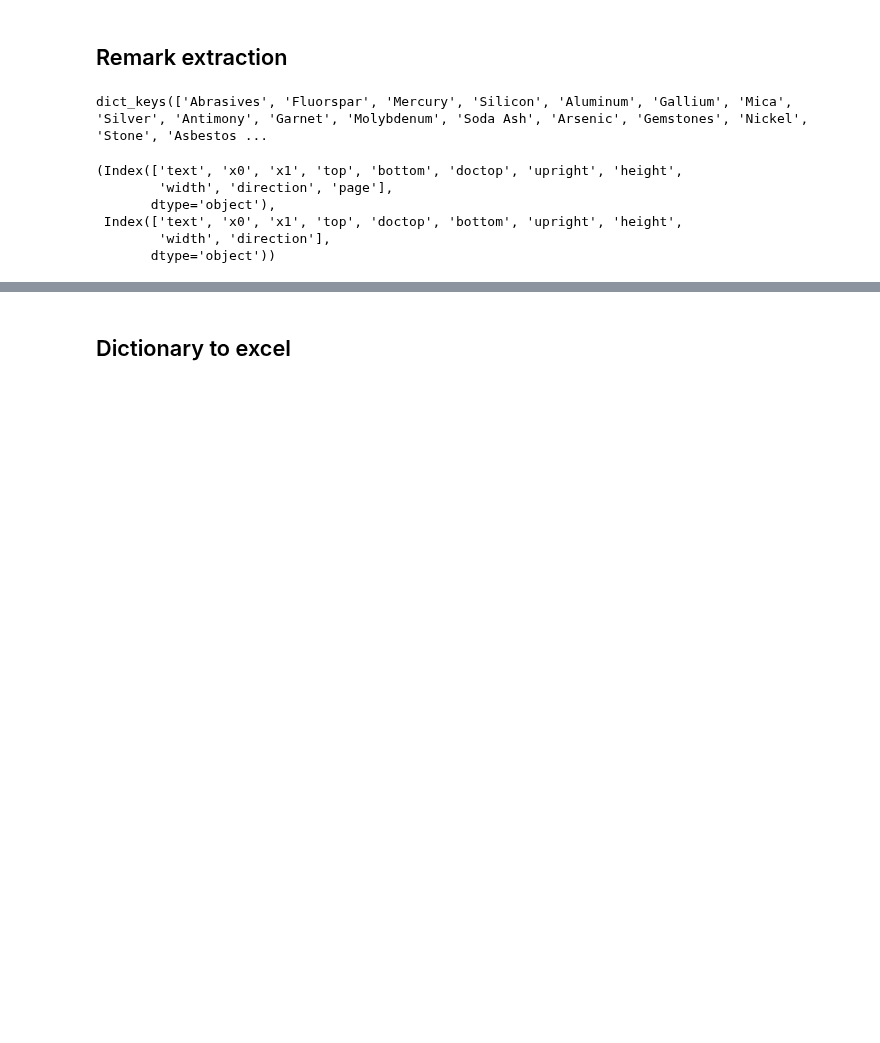
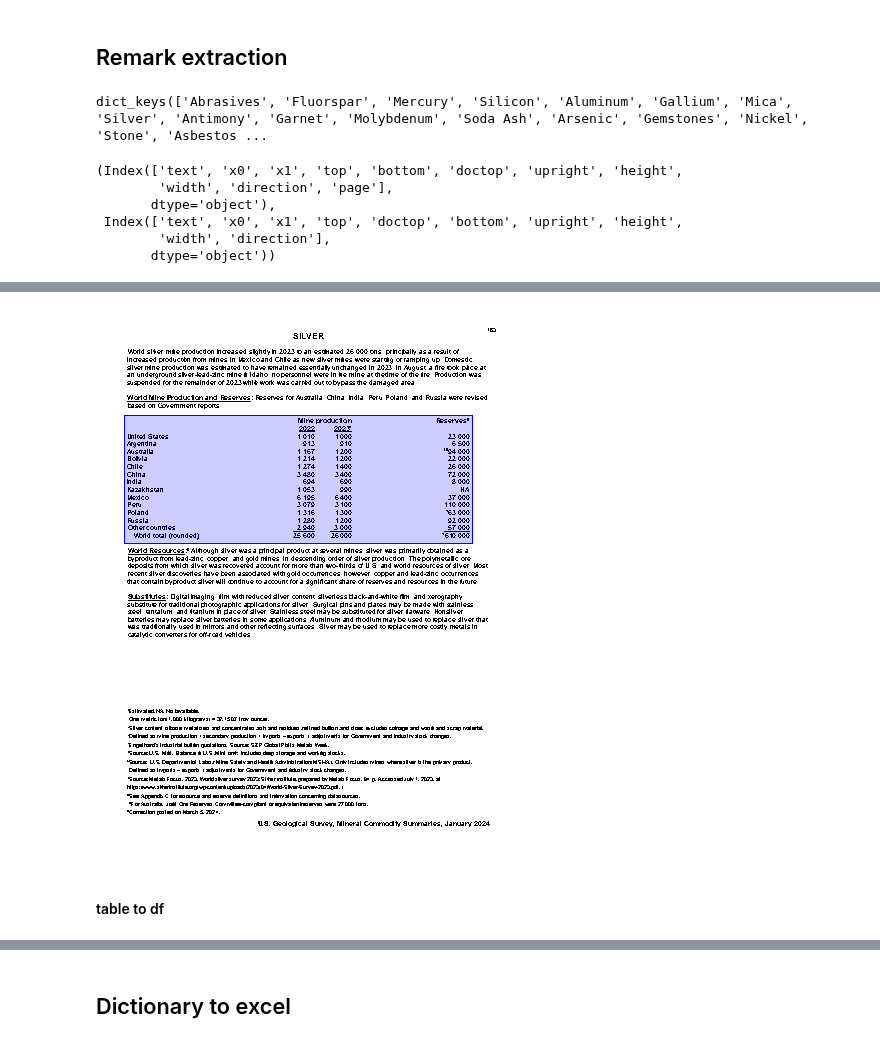
Before and after one commit to Yassmine2020/MaterialRisksSimulation, a Jupyter notebook: test_usgs/main_test_utils.ipynb, the cells around one changed output, grey strips where cells are left out. Saved outputs shown, nothing was run; the diff lists cells and outputs as text; code cells hidden in the pictures; blank space fills up the shorter version.

Commit message:
table_extraction ✅

```diff
--- a/test_usgs/main_test_utils.ipynb
+++ b/test_usgs/main_test_utils.ipynb
@@ -398,0 +566,14 @@ df[(df['top'] > 320) & (df['bottom'] < 500)].to_csv('table_datawith_coords.csv',
+# %%
+# Compute margin_top
+# refering to previous word (in reading order)
+df['margin_top'] = df['bottom'] - df['top'].shift(1)
+
+# Fill the last value of margin_top with 0 or NaN as it has no preceding word
+df['margin_top'] = df['margin_top'].fillna(0)
+
+# set margin_top to 0 words in same line
+df['margin_top'] = df.apply(lambda row: 0 if row['top'] == df['top'].shift(
+    1).loc[row.name] else row['margin_top'], axis=1)
+
+gap_y_df = df[df['margin_top'] > 27]
+# Perspective : change threshold using statistic (example : quantile 75 of margin_top)
@@ -398,0 +615,14 @@ df[(df['top'] > 320) & (df['bottom'] < 500)].to_csv('table_datawith_coords.csv',
+# %%
+# Group by 'min_bottom_normalized' and 'max_top_normalized'
+grouped = bounding_box.groupby(['min_bottom_normalized'])
+
+# Convert each group into a separate dataframe and store them in a list
+list_of_dfs = [group.reset_index(drop=True) for _, group in grouped]
+
+list_of_top_bottom_bbox = []
+for _, group in grouped:
+    if len(group) > 1:
+        list_of_top_bottom_bbox.append({
+            'bbox_top': float(group['max_top'].min()),
+            'bbox_bottom': float(group['min_bottom'].max())
+        })
@@ -398,0 +697,17 @@ df[(df['top'] > 320) & (df['bottom'] < 500)].to_csv('table_datawith_coords.csv',
+# %%
+with pdfplumber.open("mcs2024.pdf") as pdf:
+    im = pdf.pages[selected_p].to_image(resolution=50)
+
+# Draw a rectangle using the bounding box coordinates
+border_color = "blue"
+
+for bbox in list_of_bbox:
+    # Draw a rectangle using the bounding box coordinates with specified colors
+    im.draw_rect([bbox['bbox_start'] - padding, bbox['bbox_top'] - padding, bbox['bbox_end'] + padding, bbox['bbox_bottom'] + padding],
+                 stroke=border_color, stroke_width=1)
+
+im
+# %% [output]
+[figure, added]
+# %% [markdown]
+#### table to df
```
Also changed, not shown: parts of 31 cells of this notebook, 5 other files.
